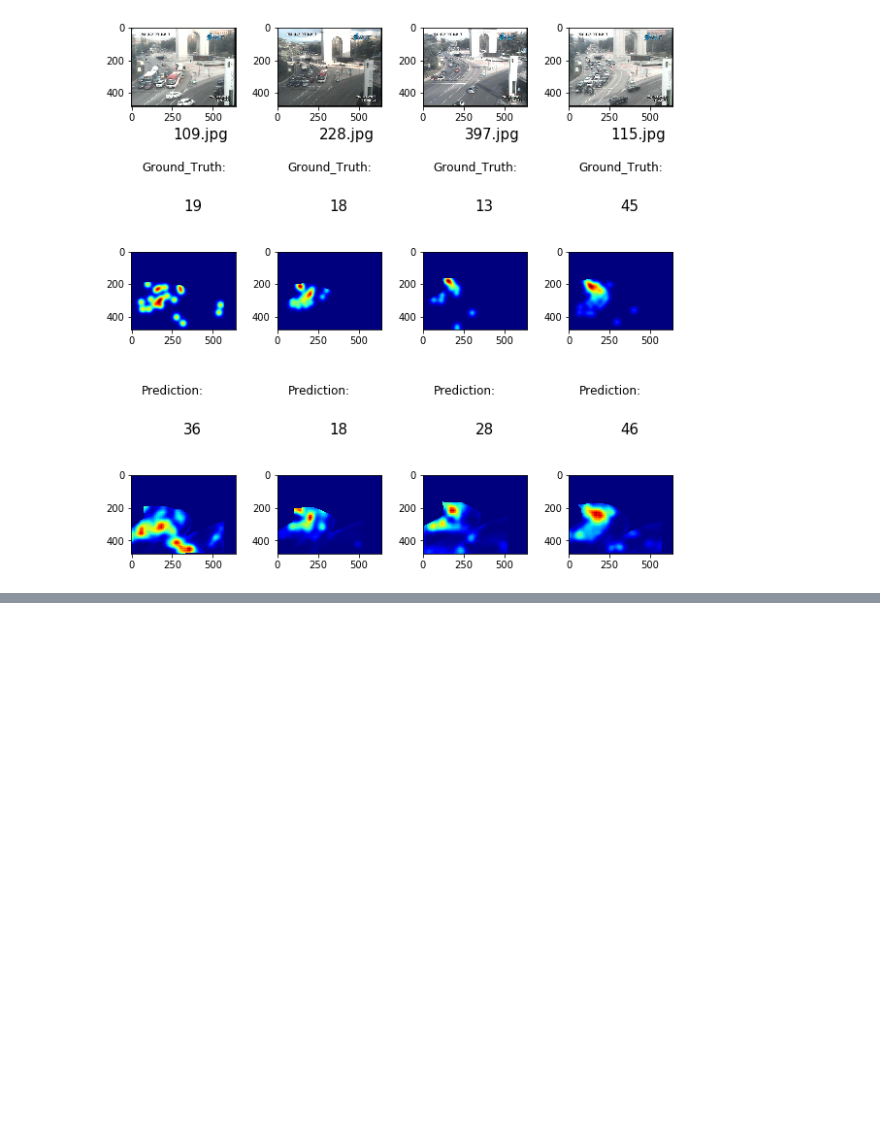
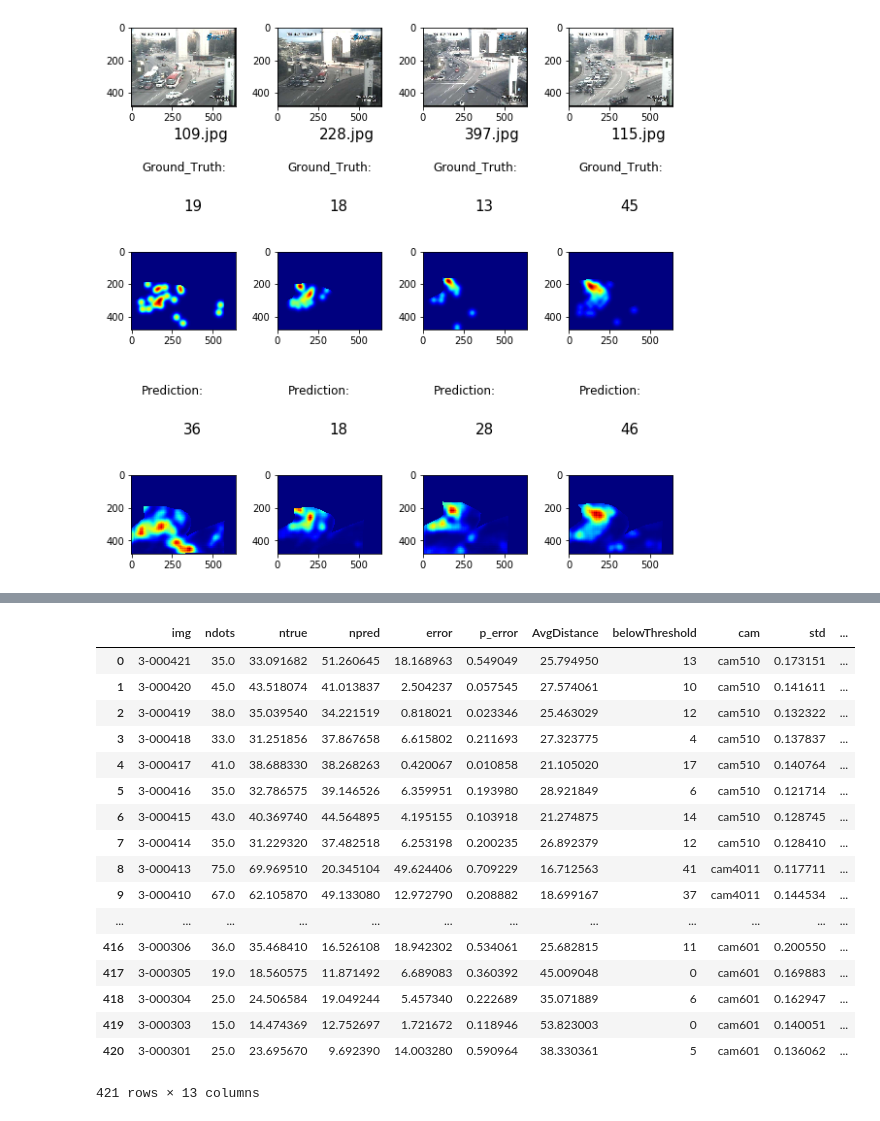
Before and after one commit to jorgealcubilla/TFM_DataScience, a Jupyter notebook: iii_model_test.ipynb, the cells around one changed output, grey strips where cells are left out. Saved outputs shown, nothing was run; the diff lists cells and outputs as text; code cells hidden in the pictures; blank space fills up the shorter version.

```diff
--- a/iii_model_test.ipynb
+++ b/iii_model_test.ipynb
@@ -913,8 +938,8 @@ def hydra_testing_df(img_paths, n_scales, base_pw, input_pw, sigmadots):
     @param: img_paths: input for the Hydra_CNN consisting of an image or a list of images
     @param: n_scales: number of different scale levels to feed the Hydra_CNN as inputs (for the 3-head Hydra_CNN,
                 there will be 3: s:0, s_1, s_2)
-    base_pw: original size of patches to be extracted from the image (115x115 pixels)
-    inpu_pw: inputs size (72x72 pixels)
+    @param: base_pw: original size of patches to be extracted from the image (115x115 pixels)
+    @param: inpu_pw: inputs size (72x72 pixels)
     @param: sigmadots: density radius.
 
 
@@ -1547,0 +1540,8 @@ for i in range(2):
+# %%
+img_4011cam =['./TRANCOS_v3/images/image-3-000404.jpg', './TRANCOS_v3/images/image-3-000405.jpg',
+             './TRANCOS_v3/images/image-3-000406.jpg', './TRANCOS_v3/images/image-3-000407.jpg',
+             './TRANCOS_v3/images/image-3-000408.jpg', './TRANCOS_v3/images/image-3-000409.jpg',
+             './TRANCOS_v3/images/image-3-000410.jpg', './TRANCOS_v3/images/image-3-000411.jpg',
+             './TRANCOS_v3/images/image-3-000412.jpg', './TRANCOS_v3/images/image-3-000413.jpg']
+
+#data_4011cam = hydra_testing_df(img_4011cam, 3, 115, 72, 15)
@@ -1547,0 +1590,41 @@ for i in range(2):
+# %%
+contrast_df = pd.DataFrame(columns=['img', 'std', 'mean', 'contrast'])
+
+for i,img in enumerate(img_paths):
+    mask_im_path = img.replace('.jpg','mask.mat')
+    mask = sio.loadmat(mask_im_path, chars_as_strings=1, matlab_compatible=1)
+    mask = mask.get('BW')
+
+    im = skimage.img_as_float(skimage.io.imread(img)).astype(np.float32)
+    im = im[mask]
+    im_std = im.std()
+    im_mean = im.mean()
+    img = str(img[-12:-4])
+    contrast = im_std*im_mean
+    contrast_df.loc[i] = [img, im_std, im_mean, contrast]
+# %%
+test_w_dist2_cam_contrast = pd.merge(test_w_dist2_cam, contrast_df)
+test_w_dist2_cam_contrast['n_error'] = test_w_dist2_cam_contrast['ntrue']-test_w_dist2_cam_contrast['npred']
+#test_w_dist2_cam_contrast['log_error'] = test_w_dist2_cam_contrast['error'].apply(lambda x: math.log(x))
+#test_w_dist2_cam_contrast['log_std'] = test_w_dist2_cam_contrast['std'].apply(lambda x: math.log(x))
+#test_cam4011 = test_w_dist2_cam_contrast[test_w_dist2_cam_contrast['cam']=='cam4011'].sort_values('img')
+test_w_dist2_cam_contrast
+# %% [output]
+|  | img | ndots | ntrue | npred | error | p_error | AvgDistance | belowThreshold | cam | std | ... |
+| 0 | 3-000421 | 35.0 | 33.091682 | 51.260645 | 18.168963 | 0.549049 | 25.794950 | 13 | cam510 | 0.173151 | ... |
+| 1 | 3-000420 | 45.0 | 43.518074 | 41.013837 | 2.504237 | 0.057545 | 27.574061 | 10 | cam510 | 0.141611 | ... |
+| 2 | 3-000419 | 38.0 | 35.039540 | 34.221519 | 0.818021 | 0.023346 | 25.463029 | 12 | cam510 | 0.132322 | ... |
+| 3 | 3-000418 | 33.0 | 31.251856 | 37.867658 | 6.615802 | 0.211693 | 27.323775 | 4 | cam510 | 0.137837 | ... |
+| 4 | 3-000417 | 41.0 | 38.688330 | 38.268263 | 0.420067 | 0.010858 | 21.105020 | 17 | cam510 | 0.140764 | ... |
+| 5 | 3-000416 | 35.0 | 32.786575 | 39.146526 | 6.359951 | 0.193980 | 28.921849 | 6 | cam510 | 0.121714 | ... |
+| 6 | 3-000415 | 43.0 | 40.369740 | 44.564895 | 4.195155 | 0.103918 | 21.274875 | 14 | cam510 | 0.128745 | ... |
+| 7 | 3-000414 | 35.0 | 31.229320 | 37.482518 | 6.253198 | 0.200235 | 26.892379 | 12 | cam510 | 0.128410 | ... |
+| 8 | 3-000413 | 75.0 | 69.969510 | 20.345104 | 49.624406 | 0.709229 | 16.712563 | 41 | cam4011 | 0.117711 | ... |
+| 9 | 3-000410 | 67.0 | 62.105870 | 49.133080 | 12.972790 | 0.208882 | 18.699167 | 37 | cam4011 | 0.144534 | ... |
+| ... | ... | ... | ... | ... | ... | ... | ... | ... | ... | ... | ... |
+| 416 | 3-000306 | 36.0 | 35.468410 | 16.526108 | 18.942302 | 0.534061 | 25.682815 | 11 | cam601 | 0.200550 | ... |
+| 417 | 3-000305 | 19.0 | 18.560575 | 11.871492 | 6.689083 | 0.360392 | 45.009048 | 0 | cam601 | 0.169883 | ... |
+| 418 | 3-000304 | 25.0 | 24.506584 | 19.049244 | 5.457340 | 0.222689 | 35.071889 | 6 | cam601 | 0.162947 | ... |
+| 419 | 3-000303 | 15.0 | 14.474369 | 12.752697 | 1.721672 | 0.118946 | 53.823003 | 0 | cam601 | 0.140051 | ... |
+| 420 | 3-000301 | 25.0 | 23.695670 | 9.692390 | 14.003280 | 0.590964 | 38.330361 | 5 | cam601 | 0.136062 | ... |
+421 rows × 13 columns
```
Also changed, not shown: parts of 27 cells of this notebook.
